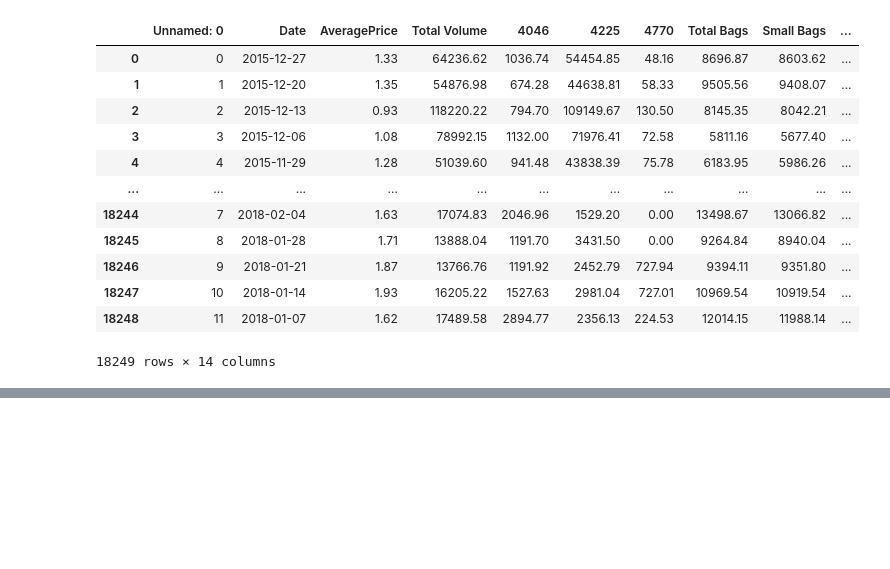
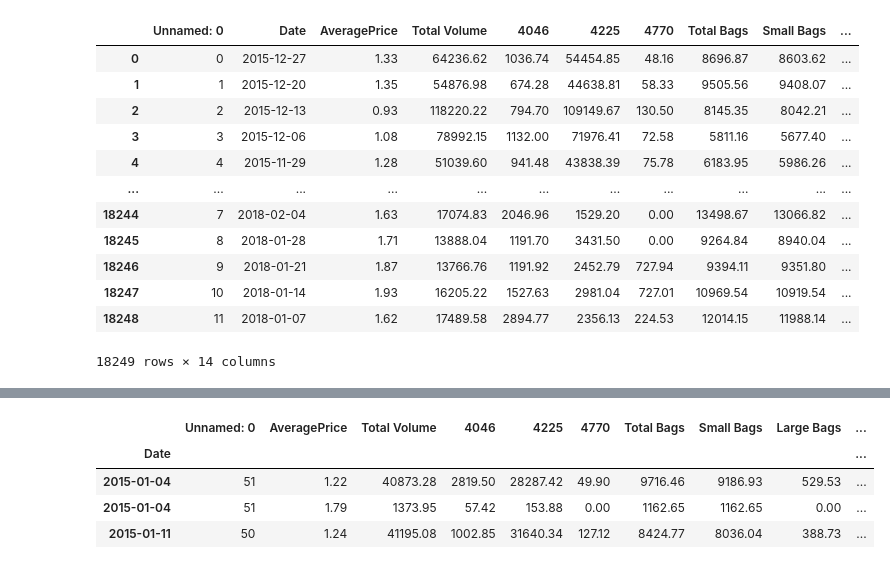
Before and after one commit to SiddheshDaphane/Avocado_price_data_analysis, a Jupyter notebook: Avocado_price.ipynb, the cells around one changed output, grey strips where cells are left out. Saved outputs shown, nothing was run; the diff lists cells and outputs as text; code cells hidden in the pictures; blank space fills up the shorter version.

```diff
--- a/Avocado_price.ipynb
+++ b/Avocado_price.ipynb
@@ -305,0 +310,8 @@ albany_df1[["AveragePrice", "Total Volume"]].rolling(25).mean().plot(x = "Averag
+# %%
+albany_df1.head(3)
+# %% [output]
+|  | Unnamed: 0 | AveragePrice | Total Volume | 4046 | 4225 | 4770 | Total Bags | Small Bags | Large Bags | ... |
+| Date |  |  |  |  |  |  |  |  |  | ... |
+| 2015-01-04 | 51 | 1.22 | 40873.28 | 2819.50 | 28287.42 | 49.90 | 9716.46 | 9186.93 | 529.53 | ... |
+| 2015-01-04 | 51 | 1.79 | 1373.95 | 57.42 | 153.88 | 0.00 | 1162.65 | 1162.65 | 0.00 | ... |
+| 2015-01-11 | 50 | 1.24 | 41195.08 | 1002.85 | 31640.34 | 127.12 | 8424.77 | 8036.04 | 388.73 | ... |
```
Also changed, not shown: parts of 13 cells of this notebook.
